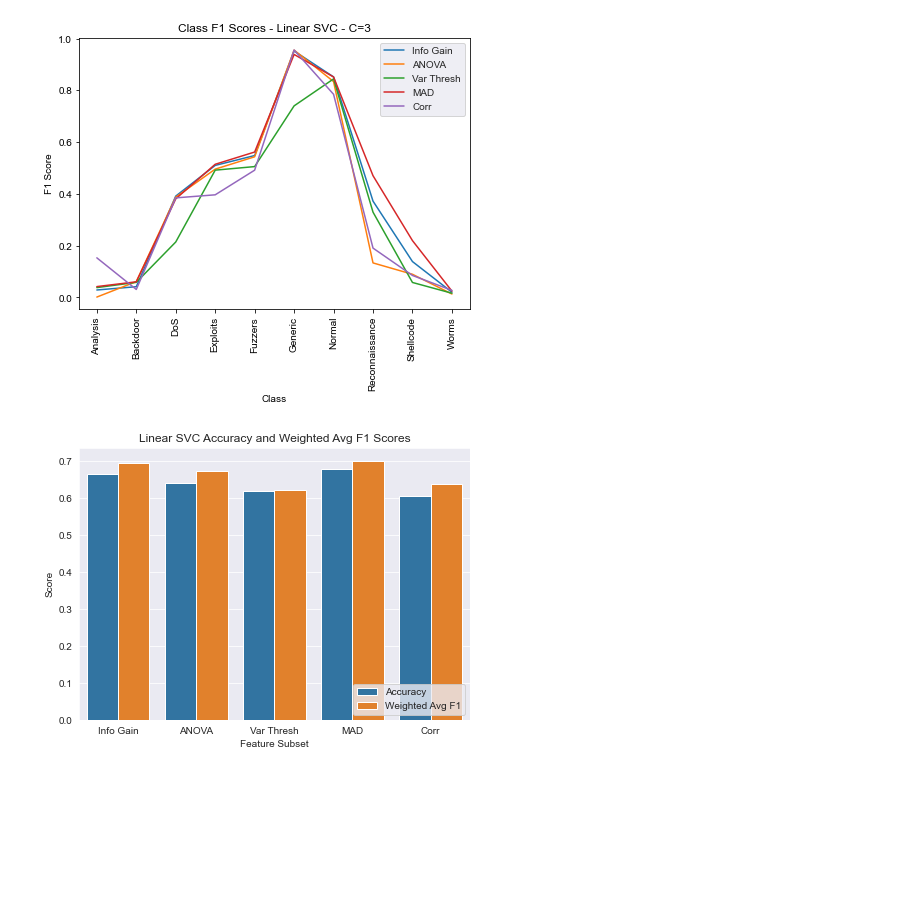
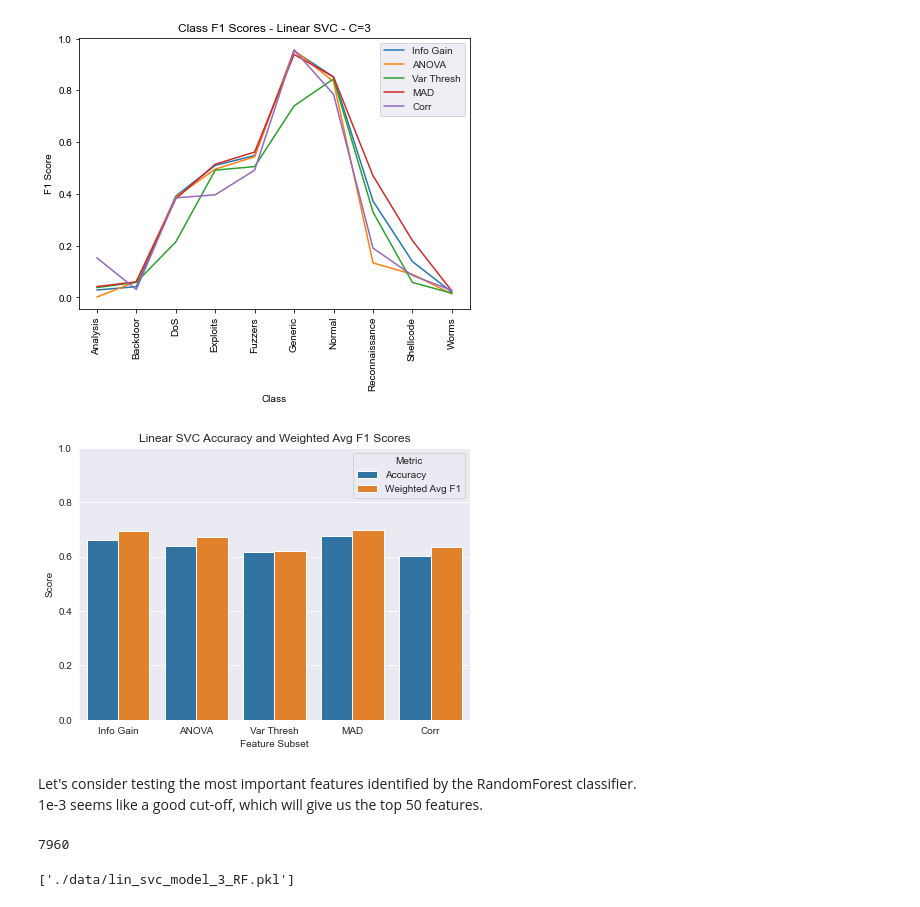
Before and after one commit to pvan1/DATA-606-Capstone, a Jupyter notebook: capstone-phase2-svm.ipynb, the cells around one changed output. Saved outputs shown, nothing was run; the diff lists cells and outputs as text; code cells hidden in the pictures; blank space fills up the shorter version.

```diff
--- a/capstone-phase2-svm.ipynb
+++ b/capstone-phase2-svm.ipynb
@@ -251,5 +251,5 @@ joblib.dump(lin_svc_model_3, './lin_svc_model_3.pkl')
 # %%
-lin_svc_model_3 = joblib.load('./lin_svc_model_3.pkl')
+lin_svc_model_3 = joblib.load('./data/lin_svc_model_3.pkl')
 # %% [markdown]
 Cross Val predictions, confusion matrix and metrics using the Info Gain feature subset.
 # %%
@@ -541,10 +541,14 @@ lin_svc_metric_df = pd.DataFrame(lin_svc_f1_acc, columns=['Metric', 'Feature Sub
 # %%
 plt.figure(figsize=(7, 5))
 sns.set_style('darkgrid')
 lin_svc_metric_chart = sns.barplot(x='Feature Subset', y='Score', hue='Metric', data=lin_svc_metric_df)
 lin_svc_metric_chart.set_title('Linear SVC Accuracy and Weighted Avg F1 Scores')
-plt.legend(loc='lower right')
+plt.ylim(ymax=1.0)
+#plt.legend(loc='lower right')
 plt.savefig('./images/feat_subset_acc_f1_lin_svc.png', dpi=300, bbox_inches='tight')
 plt.show()
 # %% [output]
-[figure, old version]
+[figure, new version]
+# %% [markdown]
+Let's consider testing the most important features identified by the RandomForest classifier.
+1e-3 seems like a good cut-off, which will give us the top 50 features.
@@ -550,0 +562,11 @@ plt.show()
+# %%
+lin_svc_model_3_RF = LinearSVC(C=3, loss='squared_hinge', max_iter=15000, dual=False, class_weight='balanced')
+lin_svc_model_3_RF.fit(train_std_RF, y_train)
+lin_svc_model_3_RF.n_iter_
+# %% [output]
+7960
+# %%
+joblib.dump(lin_svc_model_3_RF, './data/lin_svc_model_3_RF.pkl')
+#lin_svc_model_3_RF = joblib.load('./data/lin_svc_model_3_RF.pkl')
+# %% [output]
+['./data/lin_svc_model_3_RF.pkl']
```
Also changed, not shown: parts of 8 cells of this notebook.
